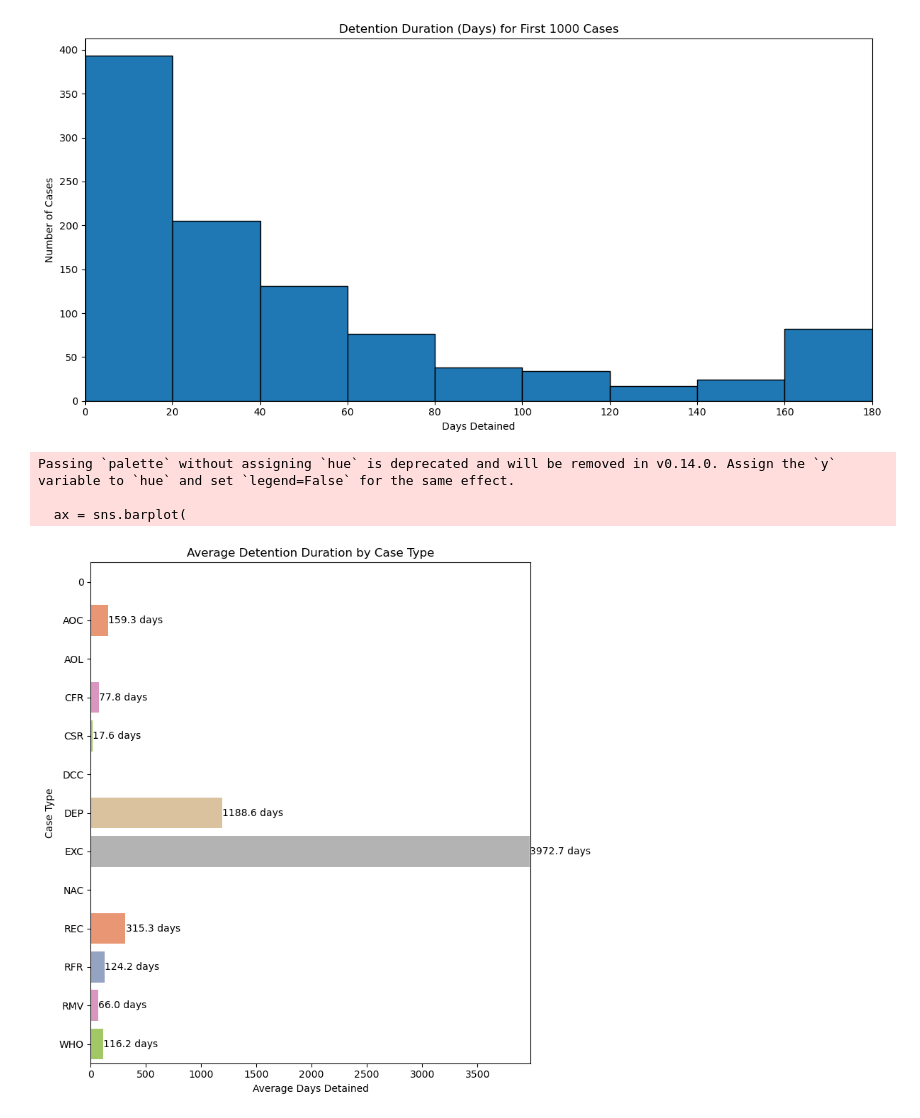
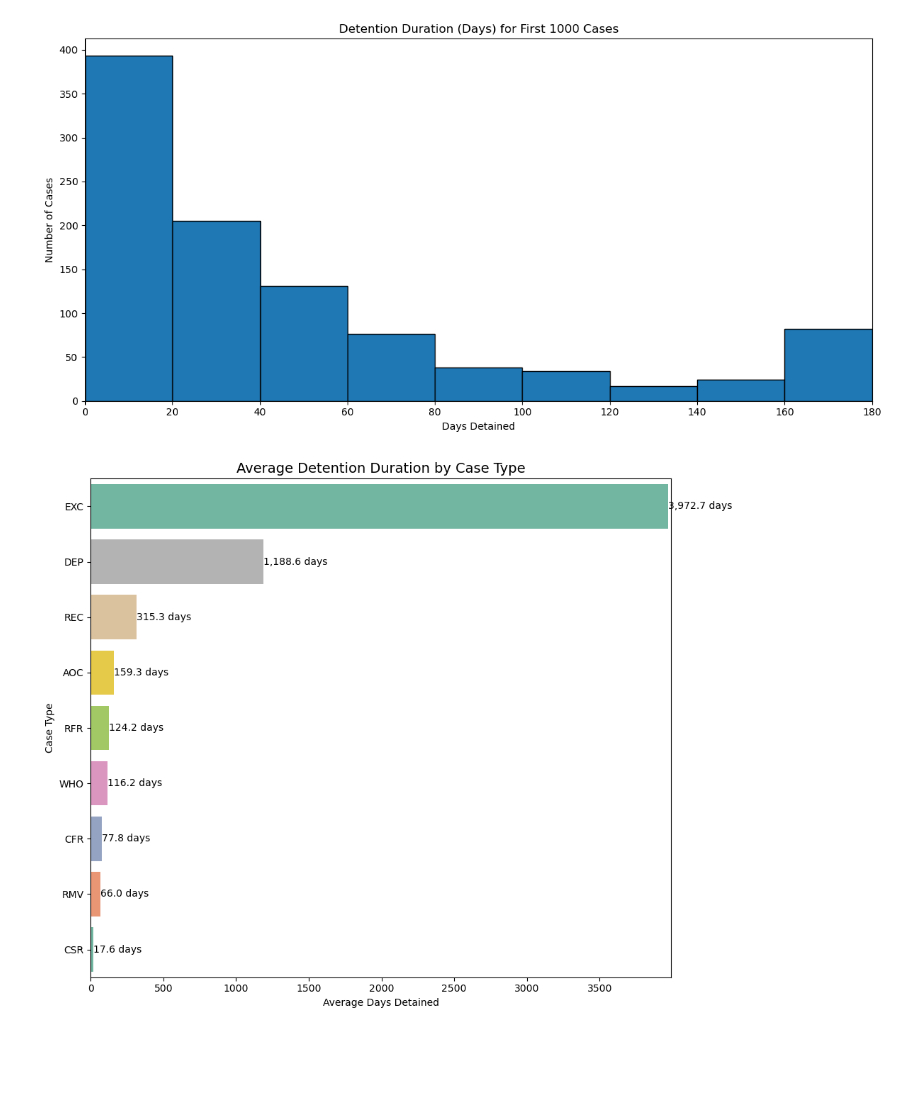
Before and after one commit to MIT-Emerging-Talent/ET6-CDSP-group-19-repo, a Jupyter notebook: 3_data_exploration/notebooks/03_eda_juvenile_cases.ipynb, the cells around one changed output. Drawn from its saved outputs; the diff is of its cells as text; code cells hidden in the pictures; blank space fills up the shorter version.

```diff
--- a/3_data_exploration/notebooks/03_eda_juvenile_cases.ipynb
+++ b/3_data_exploration/notebooks/03_eda_juvenile_cases.ipynb
@@ -576,42 +576,56 @@ df_detained = cases.dropna(
     subset=["DATE_DETAINED", "DATE_RELEASED", "CASE_TYPE"]
 ).copy()
 df_detained["DAYS_DETAINED"] = (
     df_detained["DATE_RELEASED"] - df_detained["DATE_DETAINED"]
 ).dt.days
 
 # Keep only rows with positive detention duration
 df_detained = df_detained[df_detained["DAYS_DETAINED"] > 0]
+df_detained = df_detained[df_detained["CASE_TYPE"].notna()]
 
 # Step 2: Group by CASE_TYPE and compute average, then sort descending
 df_grouped = (
-    df_detained.groupby("CASE_TYPE")["DAYS_DETAINED"]
+    df_detained.groupby("CASE_TYPE", observed=False)["DAYS_DETAINED"]
     .mean()
-    .sort_values(ascending=False)  # <-- key change
+    .sort_values(ascending=True)
     .reset_index()
 )
+unwanted_types = ["AOL", "DCC", "NAC"]
+df_grouped = df_grouped[~df_grouped["CASE_TYPE"].isin(unwanted_types)]
 
 # Step 3: Plot
-plt.figure(figsize=(8, 8))
-ax = sns.barplot(y="CASE_TYPE", x="DAYS_DETAINED", data=df_grouped, palette="Set2")
+plt.figure(figsize=(10, 8))
+ax = sns.barplot(
+    y="CASE_TYPE",
+    x="DAYS_DETAINED",
+    data=df_grouped,
+    order=df_grouped["CASE_TYPE"],
+    hue="CASE_TYPE",
+    hue_norm=(0, df_grouped["DAYS_DETAINED"].max()),
+    hue_order=df_grouped["CASE_TYPE"].unique(),
+    orient="h",
+    palette="Set2",
+    dodge=False,
+    legend=False,  # hide duplicate legend
+)
 
 # Step 4: Add data labels
 for bar in ax.patches:
     ax.text(
-        bar.get_width() + 0.5,
+        bar.get_width() + 1,
         bar.get_y() + bar.get_height() / 2,
-        f"{bar.get_width():.1f} days",
+        f"{bar.get_width():,.1f} days",  # use comma for 1,000s
         va="center",
+        fontsize=10,
     )
 
 # Step 5: Customize and display
-plt.title("Average Detention Duration by Case Type")
+plt.title("Average Detention Duration by Case Type", fontsize=14)
 plt.xlabel("Average Days Detained")
 plt.ylabel("Case Type")
-plt.xlim(0, df_grouped["DAYS_DETAINED"].max() + 10)
+plt.xlim(0, df_grouped["DAYS_DETAINED"].max() + 20)
+plt.ylim(-0.5, len(df_grouped) - 1.5)
 plt.tight_layout()
 plt.show()
 # %% [output]
-Passing `palette` without assigning `hue` is deprecated and will be removed in v0.14.0. Assign the `y` variable to `hue` and set `legend=False` for the same effect.
-
-  ax = sns.barplot(
-[figure, old version]
+[figure, new version]
```
Also changed, not shown: parts of 7 cells of this notebook.
